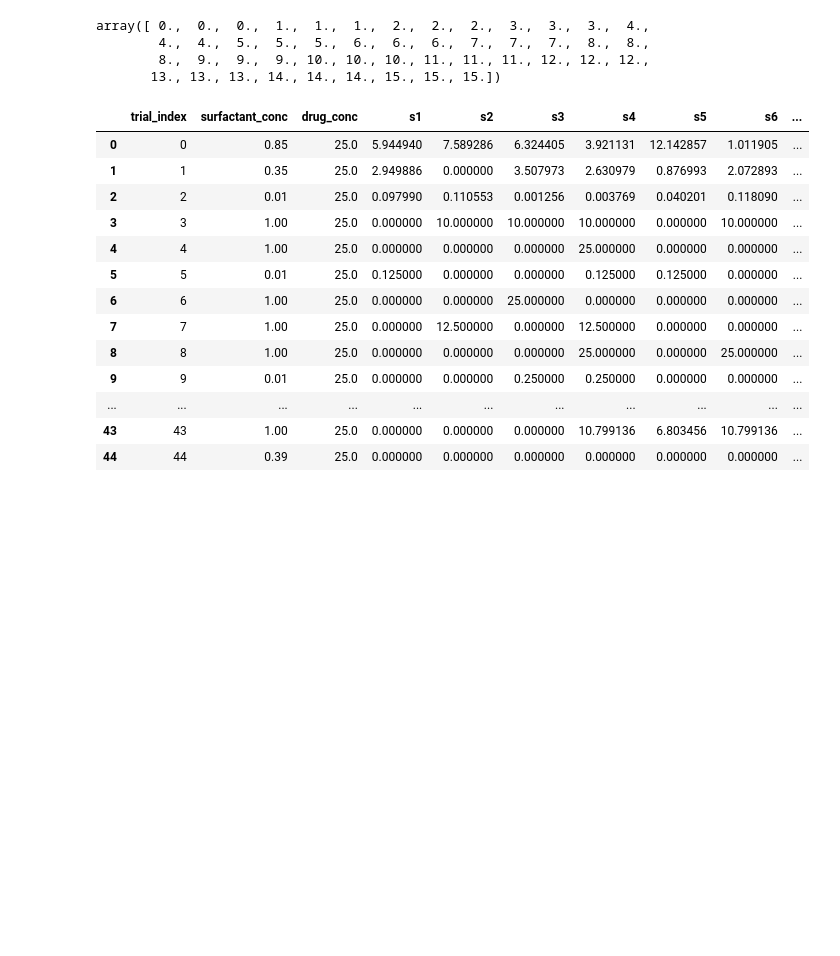
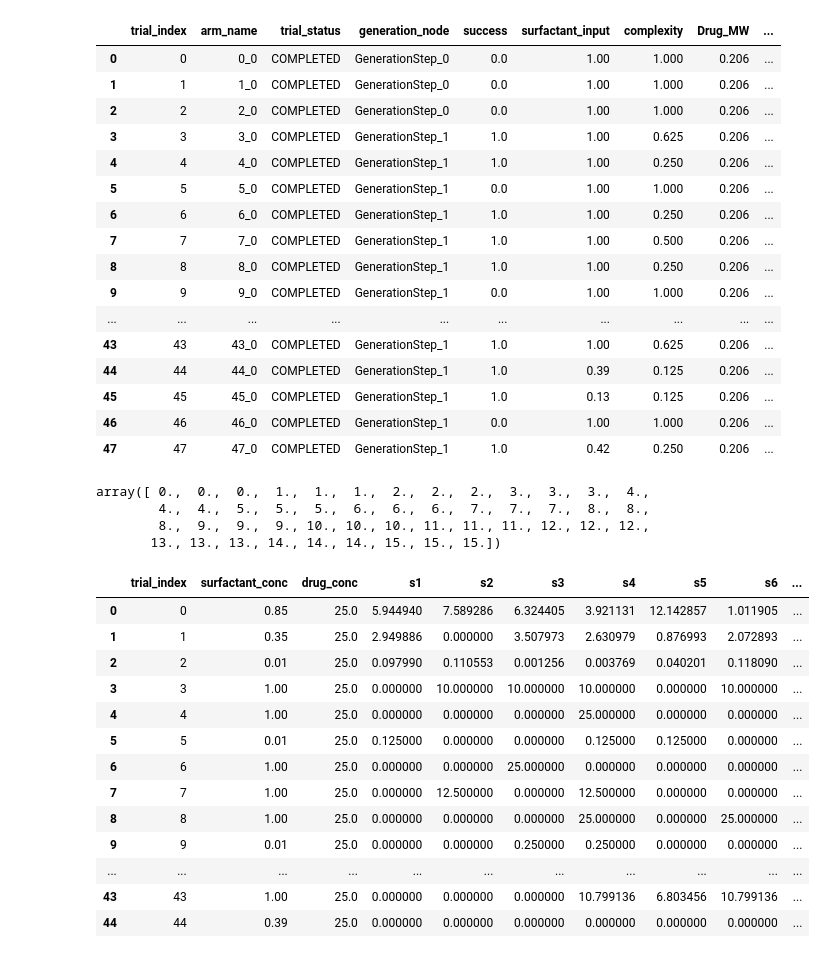
Before and after one commit to zeqingbaosdl5/drug-surfactant, a Jupyter notebook: experiments/data_analysis.ipynb, the cells around one changed output. Saved outputs shown, nothing was run; the diff lists cells and outputs as text; code cells hidden in the pictures; blank space fills up the shorter version.

```diff
--- a/experiments/data_analysis.ipynb
+++ b/experiments/data_analysis.ipynb
@@ -19,6 +19,25 @@ ax_client_file_path = "/Users/zeqing/0_Github/drug_surfactant/experiments/202506
 ax_client = AxClient.load_from_json_file(ax_client_file_path)
 # %%
 df = ax_client.get_trials_data_frame()
+df
+# %% [output]
+|  | trial_index | arm_name | trial_status | generation_node | success | surfactant_input | complexity | Drug_MW | ... |
+| 0 | 0 | 0_0 | COMPLETED | GenerationStep_0 | 0.0 | 1.00 | 1.000 | 0.206 | ... |
+| 1 | 1 | 1_0 | COMPLETED | GenerationStep_0 | 0.0 | 1.00 | 1.000 | 0.206 | ... |
+| 2 | 2 | 2_0 | COMPLETED | GenerationStep_0 | 0.0 | 1.00 | 1.000 | 0.206 | ... |
+| 3 | 3 | 3_0 | COMPLETED | GenerationStep_1 | 1.0 | 1.00 | 0.625 | 0.206 | ... |
+| 4 | 4 | 4_0 | COMPLETED | GenerationStep_1 | 1.0 | 1.00 | 0.250 | 0.206 | ... |
+| 5 | 5 | 5_0 | COMPLETED | GenerationStep_1 | 0.0 | 1.00 | 1.000 | 0.206 | ... |
+| 6 | 6 | 6_0 | COMPLETED | GenerationStep_1 | 1.0 | 1.00 | 0.250 | 0.206 | ... |
+| 7 | 7 | 7_0 | COMPLETED | GenerationStep_1 | 1.0 | 1.00 | 0.500 | 0.206 | ... |
+| 8 | 8 | 8_0 | COMPLETED | GenerationStep_1 | 1.0 | 1.00 | 0.250 | 0.206 | ... |
+| 9 | 9 | 9_0 | COMPLETED | GenerationStep_1 | 0.0 | 1.00 | 1.000 | 0.206 | ... |
+| ... | ... | ... | ... | ... | ... | ... | ... | ... | ... |
+| 43 | 43 | 43_0 | COMPLETED | GenerationStep_1 | 1.0 | 1.00 | 0.625 | 0.206 | ... |
+| 44 | 44 | 44_0 | COMPLETED | GenerationStep_1 | 1.0 | 0.39 | 0.125 | 0.206 | ... |
+| 45 | 45 | 45_0 | COMPLETED | GenerationStep_1 | 1.0 | 0.13 | 0.125 | 0.206 | ... |
+| 46 | 46 | 46_0 | COMPLETED | GenerationStep_1 | 0.0 | 1.00 | 1.000 | 0.206 | ... |
+| 47 | 47 | 47_0 | COMPLETED | GenerationStep_1 | 1.0 | 0.42 | 0.250 | 0.206 | ... |
 # %%
 batch_size = 3
 
```
Also changed, not shown: parts of 9 cells of this notebook, 3 other files.
